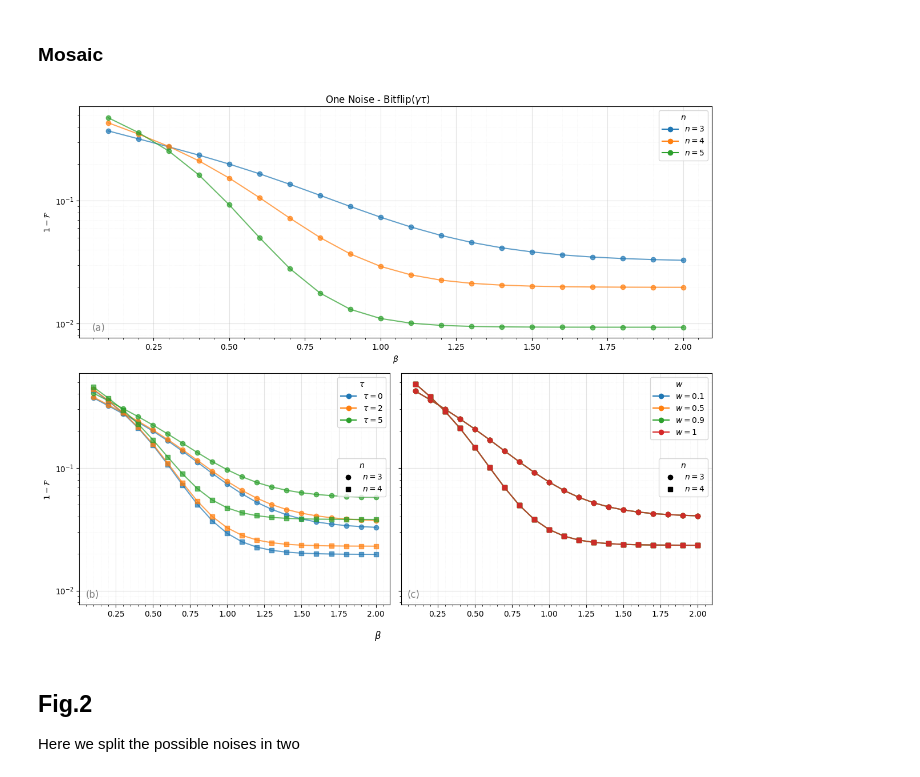
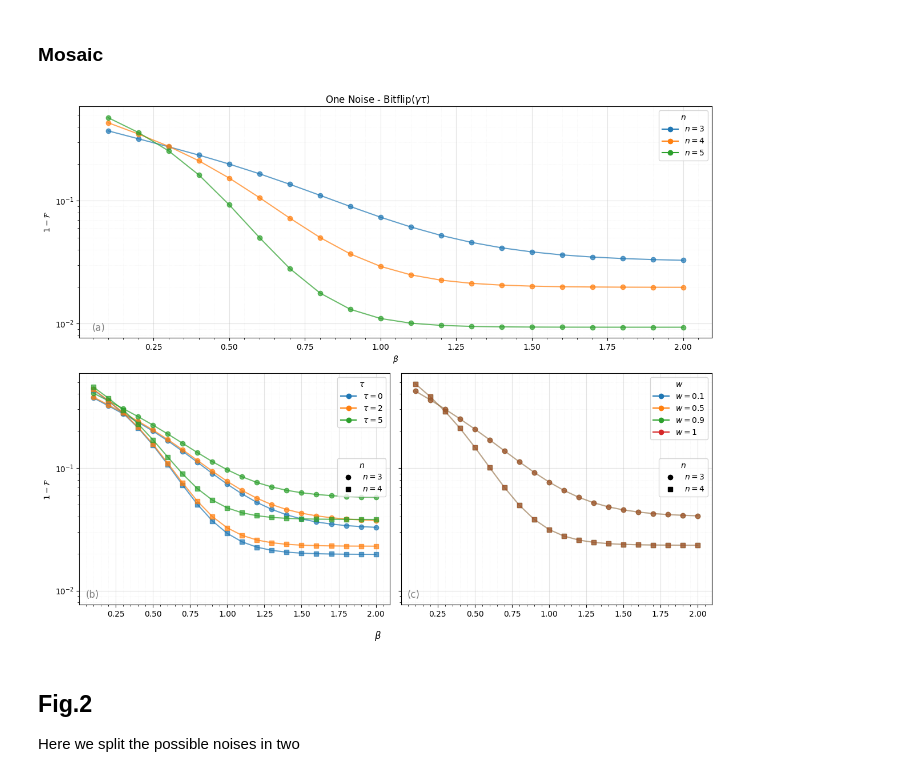
Before and after one commit to fedesss98/shooting-decoherences, a Jupyter notebook: notebooks/12-fede-plot-figures.ipynb, the cells around one changed output. Cells and saved outputs as stored; diff of their text form; code cells hidden in the pictures.

```diff
--- a/notebooks/12-fede-plot-figures.ipynb
+++ b/notebooks/12-fede-plot-figures.ipynb
@@ -18,7 +18,7 @@ def read_summary(experiments_dir: Path, summary_name: str = "iterations_summary.
   csv_path = experiments_dir / summary_name
   df = pd.read_csv(csv_path)
 
-  for col in ["coll_time", "povm_weakness"]:
+  for col in ["coll_time", "povm_weakness", "n_timesteps"]:
       if not col in df.columns:
           print(f"Adding column {col} to dataframe...")
           df[col] = np.zeros(len(df))
@@ -371,35 +371,35 @@ plot_fidelity_variations(
     ylabel=r"$1-\cal{F}$",
     xlabel=r"$\beta$"
 )
 
 plot_fidelity_variations(
     series1b,
     experiments_dir1,
     labelname=("n", r"\tau"),
     ax=panel_axs["fig1b"],
     title="(b)",
     alpha=0.7,
     ylabel=r"$1-\cal{F}$",
     xlabel=None
 )
 
 plot_fidelity_variations(
     series1c,
     experiments_dir1,
     labelname=("n", "w"),
     ax=panel_axs["fig1c"],
     title="(c)",
-    alpha=0.7,
+    alpha=0.2,
     ylabel=None,
     xlabel=None
 )
 
 panel_fig.suptitle(r"One Noise - Bitflip($\gamma\tau$)", y=0.97)
 panel_fig.supxlabel(r"$\beta$", y=0.01)
 panel_fig.savefig(ROOT_DIR / "visualization" / "panel1.png", bbox_inches="tight")
 panel_fig.savefig(ROOT_DIR / "visualization" / "panel1.pdf", bbox_inches="tight", dpi=300)
 # %% [output]
-[figure, old version]
+[figure, new version]
 # %% [markdown]
 ## Fig.2
 Here we split the possible noises in two
```
Also changed, not shown: parts of 6 cells of this notebook, 1 other file.
